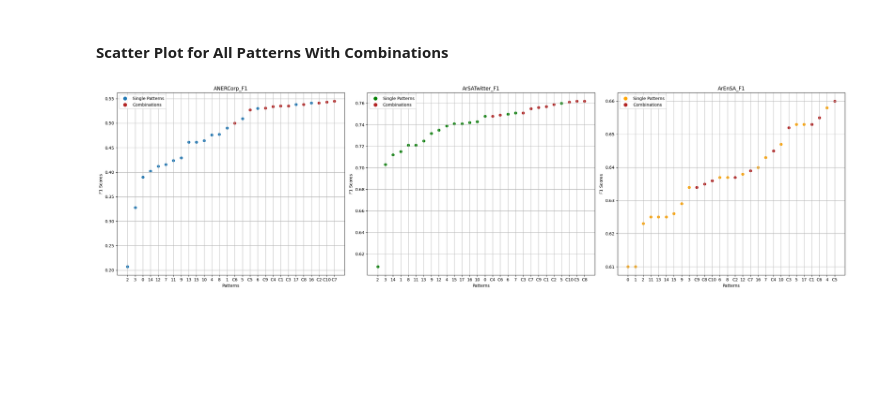
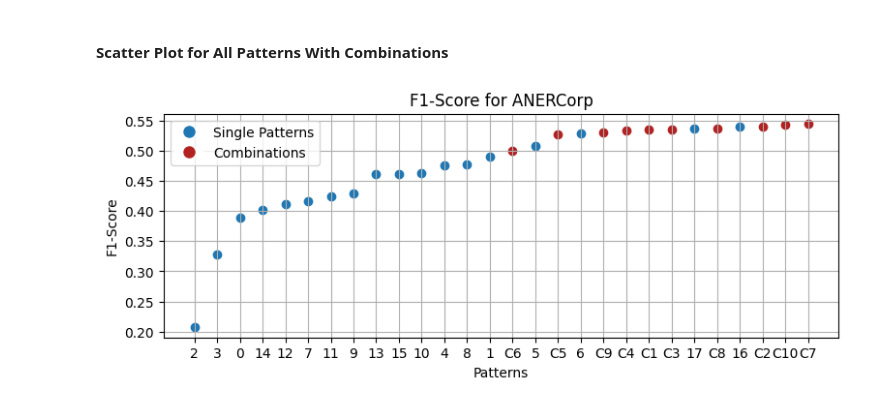
Before and after one commit to moeyad7/Thesis_Data, a Jupyter notebook: thesis-plots.ipynb, the cells around one changed output. Cells and saved outputs as stored; diff of their text form; code cells hidden in the pictures; blank space fills up the shorter version.

```diff
--- a/thesis-plots.ipynb
+++ b/thesis-plots.ipynb
@@ -498,95 +498,34 @@ plt.show()
 # %%
 import matplotlib.pyplot as plt
 from matplotlib.lines import Line2D
 
+# ANERCorp F1-Score
+plt.figure(figsize=(9, 3))
 
-ANERCorp_F1 = [0.39, 0.49, 0.207, 0.328, 0.476, 0.509, 0.53, 0.416, 0.477, 0.429, 0.464, 0.424, 0.412, 0.461, 0.402, 0.461, 0.541, 0.538, 0.535, 0.541, 0.535, 0.534, 0.527, 0.500, 0.545, 0.538, 0.531, 0.543]
-ArSATwitter_F1 = [0.748, 0.715, 0.608, 0.703, 0.739, 0.76, 0.75, 0.751, 0.721, 0.732, 0.743, 0.721, 0.735, 0.725, 0.712, 0.741, 0.742, 0.741, 0.757, 0.759, 0.751, 0.748, 0.762, 0.749, 0.755, 0.762, 0.756, 0.761]
-ArEnSA_F1 = [0.61, 0.61, 0.623, 0.634, 0.658, 0.653, 0.637, 0.643, 0.637, 0.629, 0.647, 0.625, 0.638, 0.625, 0.625, 0.626, 0.64, 0.653, 0.653, 0.637, 0.652, 0.645, 0.66, 0.655, 0.639, 0.635, 0.634, 0.636]
+ANERCorp_F1 = [0.390,0.490,0.207,0.328,0.476,0.509,0.530,0.416,0.477,0.429,0.464,0.424,0.412,0.461,0.402,0.461,0.541,0.538,0.535,0.541,0.535,0.534,0.527,0.500,0.545,0.538,0.531,0.543]
 
 patterns = [0, 1, 2, 3, 4, 5, 6, 7, 8, 9, 10, 11, 12, 13, 14, 15, 16, 17, 'C1', 'C2', 'C3', 'C4', 'C5', 'C6', 'C7', 'C8', 'C9', 'C10']
 
 
 ANERCorp_sorted_indices = list(zip(ANERCorp_F1, patterns))
-ArSATwitter_indices = list(zip(ArSATwitter_F1, patterns))
-ArEnSA_indices = list(zip(ArEnSA_F1, patterns))
+sorted_ANERCorp = sorted(ANERCorp_sorted_indices, key=lambda tup: tup[0])
+ANERCorp_F1_sorted, ANERCorp_patterns_sorted = zip(*sorted_ANERCorp)
 
-
-sorted_ANERCorp = sorted(ANERCorp_sorted_indices, key=lambda tup: tup[0])
-sorted_ArSATwitter = sorted(ArSATwitter_indices, key=lambda tup: tup[0])
-sorted_ArEnSA = sorted(ArEnSA_indices, key=lambda tup: tup[0])
-
-
-ANERCorp_F1_sorted, ANERCorp_patterns_sorted = zip(*sorted_ANERCorp)
-ArSATwitter_F1_sorted, ArSATwitter_patterns_sorted = zip(*sorted_ArSATwitter)
-ArEnSA_F1_sorted, ArEnSA__patterns_sorted = zip(*sorted_ArEnSA)
-
-# Create subplots for each dataset
-plt.figure(figsize=(25, 7))
-
-plt.subplot(1, 3, 1)
 
 for i, pattern in enumerate(ANERCorp_patterns_sorted):
     color = 'C0' if not str(pattern).startswith('C') else 'firebrick'
     label = 'Single Patterns' if not str(pattern).startswith('C') else 'Combinations'
     plt.scatter(i, ANERCorp_F1_sorted[i], label=label, color=color)
 
-plt.title('ANERCorp_F1')
+plt.title('F1-Score for ANERCorp')
 plt.xlabel('Patterns')
-plt.ylabel('F1 Scores')
+plt.ylabel('F1-Score')
 plt.xticks(range(len(ANERCorp_patterns_sorted)), ANERCorp_patterns_sorted)
 legend_elements = [
     Line2D([0], [0], marker='o', color='w', label='Single Patterns', markerfacecolor='C0', markersize=10),
     Line2D([0], [0], marker='o', color='w', label='Combinations', markerfacecolor='firebrick', markersize=10)
 ]
 plt.legend(handles=legend_elements, loc='upper left')
 plt.grid(True)
-
-
-# Subplot for ArSATwitter_F1
-plt.subplot(1, 3, 2)
-
-for i, pattern in enumerate(ArSATwitter_patterns_sorted):
-    color = 'green' if not str(pattern).startswith('C') else 'firebrick'
-    label = 'Single Patterns' if not str(pattern).startswith('C') else 'Combinations'
-    plt.scatter(i, ArSATwitter_F1_sorted[i], label=label, color=color)
-
-plt.title('ArSATwitter_F1')
-plt.xlabel('Patterns')
-plt.ylabel('F1 Scores')
-plt.xticks(range(len(ArSATwitter_patterns_sorted)), ArSATwitter_patterns_sorted)
-legend_elements = [
-    Line2D([0], [0], marker='o', color='w', label='Single Patterns', markerfacecolor='green', markersize=10),
-    Line2D([0], [0], marker='o', color='w', label='Combinations', markerfacecolor='firebrick', markersize=10)
-]
-plt.legend(handles=legend_elements, loc='upper left')
-plt.grid(True)
-
-
-
-# Subplot for ArEnSA_F1
-plt.subplot(1, 3, 3)
-
-for i, pattern in enumerate(ArEnSA__patterns_sorted):
-    color = 'orange' if not str(pattern).startswith('C') else 'firebrick'
-    label = 'Single Patterns' if not str(pattern).startswith('C') else 'Combinations'
-    plt.scatter(i, ArEnSA_F1_sorted[i], label=label, color=color)
-
-plt.title('ArEnSA_F1')
-plt.xlabel('Patterns')
-plt.ylabel('F1 Scores')
-plt.xticks(range(len(ArEnSA__patterns_sorted)), ArEnSA__patterns_sorted)
-legend_elements = [
-    Line2D([0], [0], marker='o', color='w', label='Single Patterns', markerfacecolor='orange', markersize=10),
-    Line2D([0], [0], marker='o', color='w', label='Combinations', markerfacecolor='firebrick', markersize=10)
-]
-plt.legend(handles=legend_elements, loc='upper left')
-plt.grid(True)
-
-# Adjust layout to prevent overlapping
-plt.tight_layout()
-
-# Show the plots
-plt.show()
 # %% [output]
-[figure, old version]
+[figure, new version]
```
Also changed, not shown: parts of 6 cells of this notebook.
